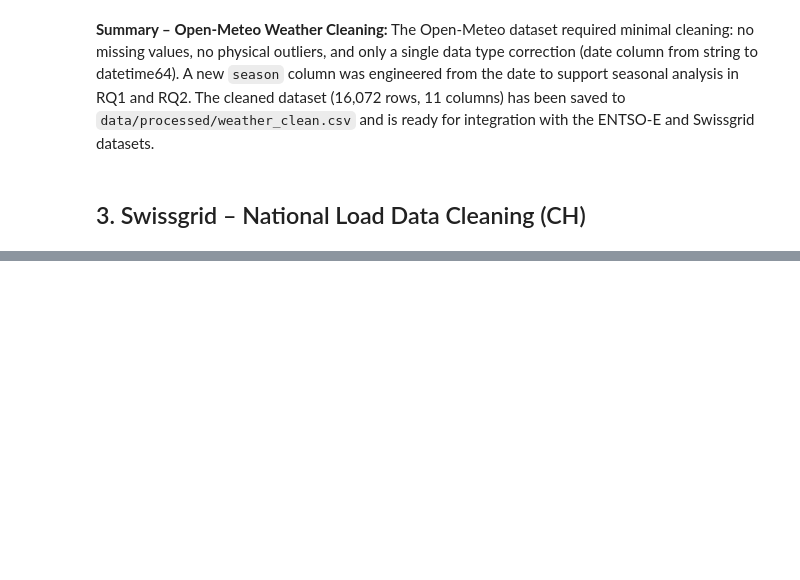
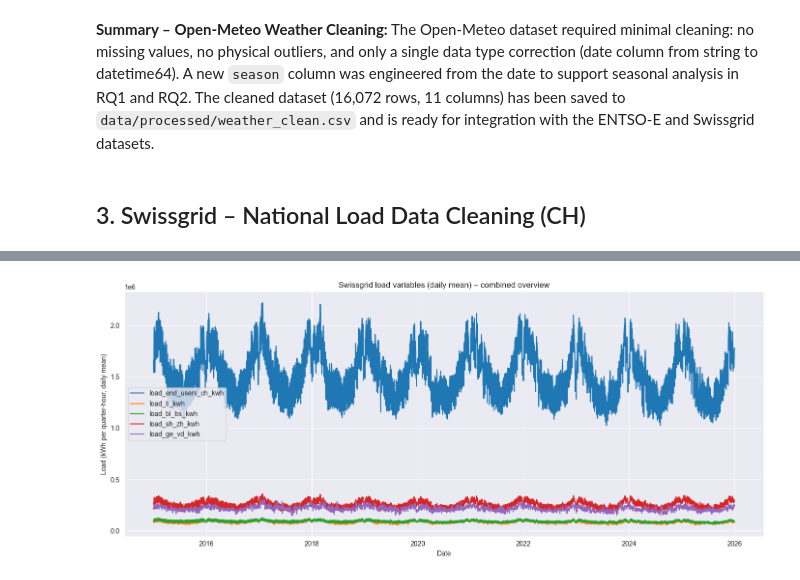
Before and after one commit to joelthedebugger/CIP_FS26_203, a Jupyter notebook: notebooks/02_data_cleaning.ipynb, the cells around one changed output, grey strips where cells are left out. Cells and saved outputs as stored; diff of their text form; code cells hidden in the pictures; blank space fills up the shorter version.

```diff
--- a/notebooks/02_data_cleaning.ipynb
+++ b/notebooks/02_data_cleaning.ipynb
@@ -416,0 +1093,15 @@ tbd Joel/Aurora
+# %%
+# Optional combined plot for direct comparison
+
+plt.figure(figsize=(14, 6))
+for col in load_cols:
+    plt.plot(swissgrid_daily_plot["date"], swissgrid_daily_plot[col], label=col)
+
+plt.title("Swissgrid load variables (daily mean) – combined overview")
+plt.xlabel("Date")
+plt.ylabel("Load (kWh per quarter-hour, daily mean)")
+plt.legend()
+plt.tight_layout()
+plt.show()
+# %% [output]
+[figure, added]
```
Also changed, not shown: parts of 45 cells of this notebook, 3 other files.
